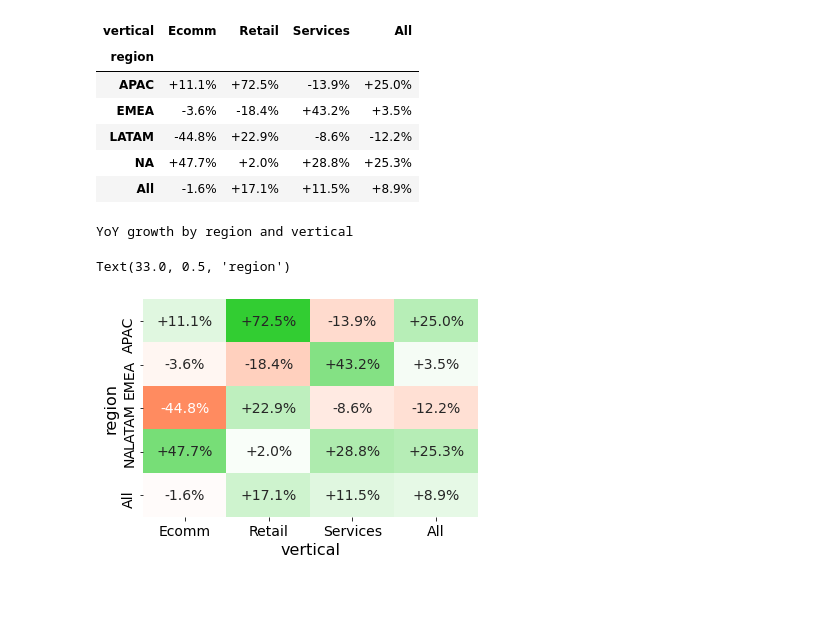
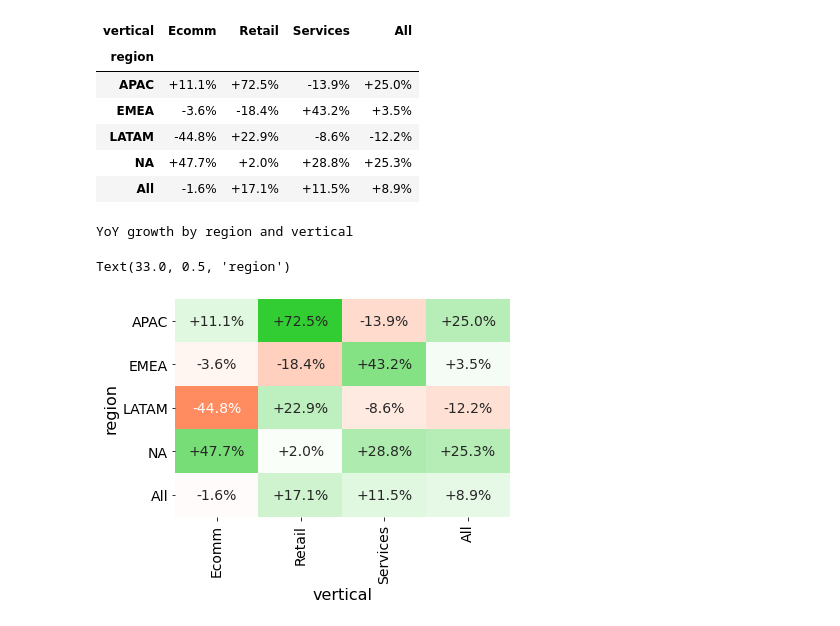
Before and after one commit to noallynoclan/colab, a Jupyter notebook: pandas_plots.ipynb, the cells around one changed output. Cells and saved outputs as stored; diff of their text form; code cells hidden in the pictures; blank space fills up the shorter version.

```diff
--- a/pandas_plots.ipynb
+++ b/pandas_plots.ipynb
@@ -127,10 +127,11 @@ YoY growth by region and vertical
 # %%
 print('YoY growth by region and vertical')
 ax = sns.heatmap(diff, annot=True, cmap=cmap, center=0, fmt='+.1%', annot_kws={'size': 14}, cbar=False);
-ax.tick_params(axis='both', which='major', labelsize=14)
+ax.tick_params(axis='x', which='major', labelsize=14, rotation=90)
+ax.tick_params(axis='y', which='major', labelsize=14, rotation=0)
 ax.set_xlabel(ax.get_xlabel(), size=16)
 ax.set_ylabel(ax.get_ylabel(), size=16)
 # %% [output]
 YoY growth by region and vertical
 Text(33.0, 0.5, 'region')
-[figure, old version]
+[figure, new version]
```
